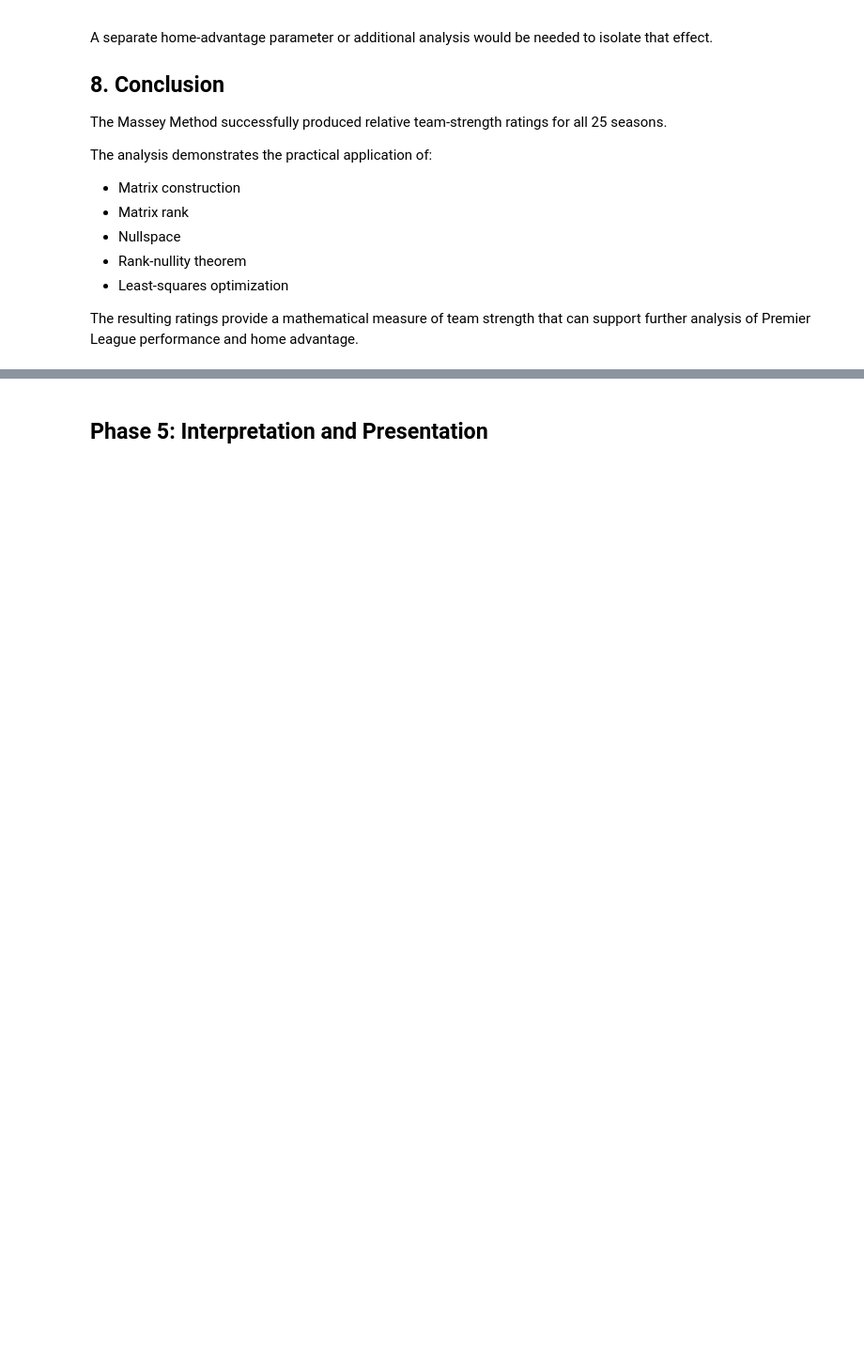
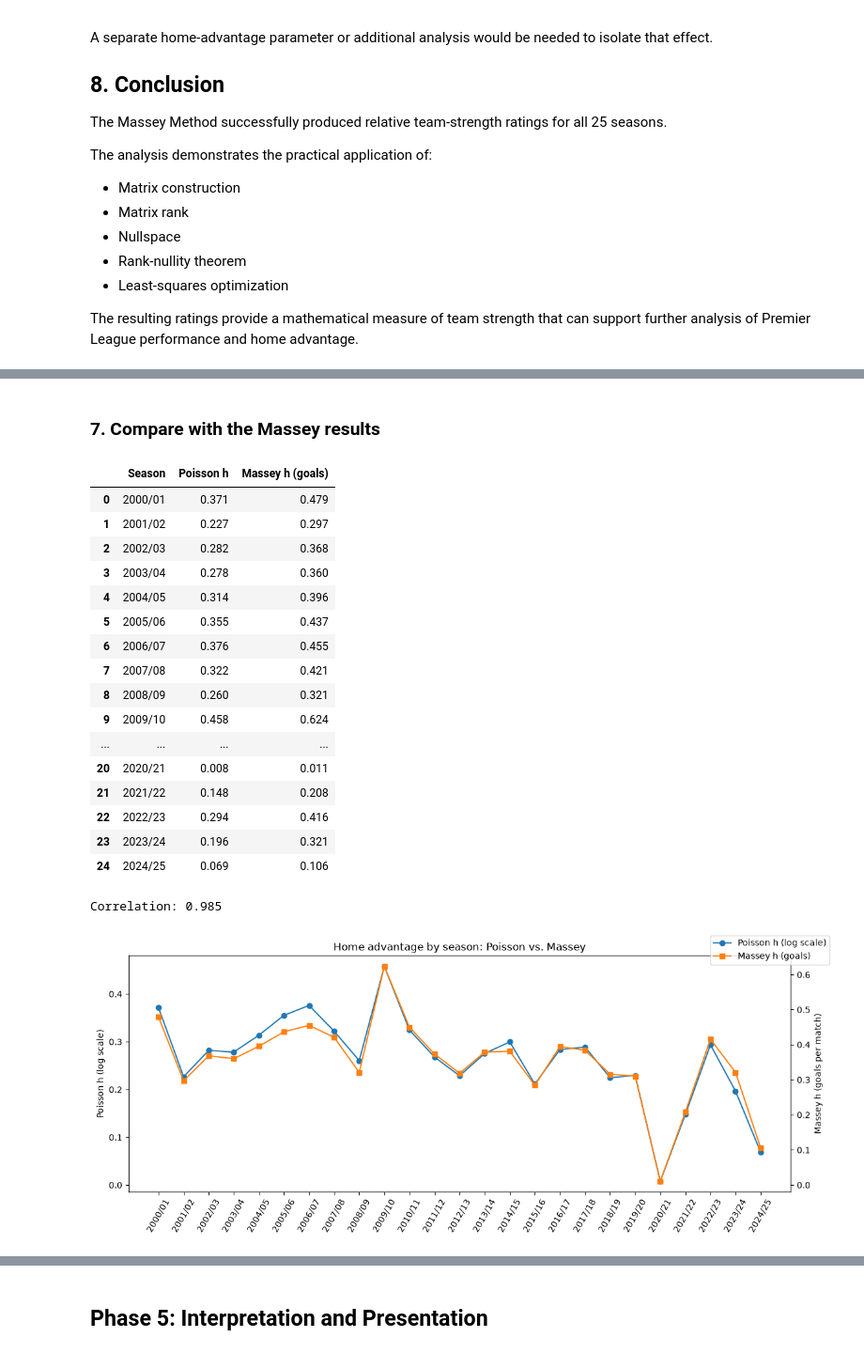
Before and after one commit to Joudii18/Is-Home-Advantage-Dying-What-25-Years-of-Premier-League-Data-Say, a Jupyter notebook: EPL_Home_Advantage_Project.ipynb, the cells around one changed output, grey strips where cells are left out. Shown at 94% size. Saved outputs shown, nothing was run; the diff lists cells and outputs as text; code cells hidden in the pictures; blank space fills up the shorter version.

```diff
--- a/EPL_Home_Advantage_Project.ipynb
+++ b/EPL_Home_Advantage_Project.ipynb
@@ -1200,0 +1413,55 @@ The resulting ratings provide a mathematical measure of team strength that can s
+# %% [markdown]
+### 7. Compare with the Massey results
+# %%
+# Massey home effect per season: Phase 3A's matrix plus a column of ones for h
+massey_h = []
+for s, data in df_3b.groupby("Season"):
+    teams_s = sorted(set(data["HomeTeam"]) | set(data["AwayTeam"]))
+    idx = {t: i for i, t in enumerate(teams_s)}
+    M = np.zeros((len(data), len(teams_s) + 1))
+    M[:, -1] = 1                                   # home advantage column
+    for row, (ht, at) in enumerate(zip(data["HomeTeam"], data["AwayTeam"])):
+        M[row, idx[ht]] = 1
+        M[row, idx[at]] = -1
+    d = (data["FullTimeHomeGoals"] - data["FullTimeAwayGoals"]).to_numpy()
+    massey_h.append(np.linalg.lstsq(M, d, rcond=None)[0][-1])
+
+compare = home_effect[["Season", "h"]].rename(columns={"h": "Poisson h"})
+compare["Massey h (goals)"] = massey_h
+display(compare.round(3))
+print("Correlation:", round(compare["Poisson h"].corr(compare["Massey h (goals)"]), 3))
+
+# Plot both (different units, so two y-axes)
+x = np.arange(len(compare))
+fig, ax1 = plt.subplots(figsize=(12, 5))
+ax1.plot(x, compare["Poisson h"], marker="o", label="Poisson h (log scale)")
+ax1.set_ylabel("Poisson h (log scale)")
+ax2 = ax1.twinx()
+ax2.plot(x, compare["Massey h (goals)"], marker="s", color="tab:orange", label="Massey h (goals)")
+ax2.set_ylabel("Massey h (goals per match)")
+ax1.set_xticks(x)
+ax1.set_xticklabels(compare["Season"], rotation=60)
+ax1.set_title("Home advantage by season: Poisson vs. Massey")
+fig.legend(loc="upper right")
+plt.tight_layout()
+plt.show()
+# %% [output]
+|  | Season | Poisson h | Massey h (goals) |
+| 0 | 2000/01 | 0.371 | 0.479 |
+| 1 | 2001/02 | 0.227 | 0.297 |
+| 2 | 2002/03 | 0.282 | 0.368 |
+| 3 | 2003/04 | 0.278 | 0.360 |
+| 4 | 2004/05 | 0.314 | 0.396 |
+| 5 | 2005/06 | 0.355 | 0.437 |
+| 6 | 2006/07 | 0.376 | 0.455 |
+| 7 | 2007/08 | 0.322 | 0.421 |
+| 8 | 2008/09 | 0.260 | 0.321 |
+| 9 | 2009/10 | 0.458 | 0.624 |
+| ... | ... | ... | ... |
+| 20 | 2020/21 | 0.008 | 0.011 |
+| 21 | 2021/22 | 0.148 | 0.208 |
+| 22 | 2022/23 | 0.294 | 0.416 |
+| 23 | 2023/24 | 0.196 | 0.321 |
+| 24 | 2024/25 | 0.069 | 0.106 |
+Correlation: 0.985
+[figure, added]
```
Also changed, not shown: parts of 18 cells of this notebook.
